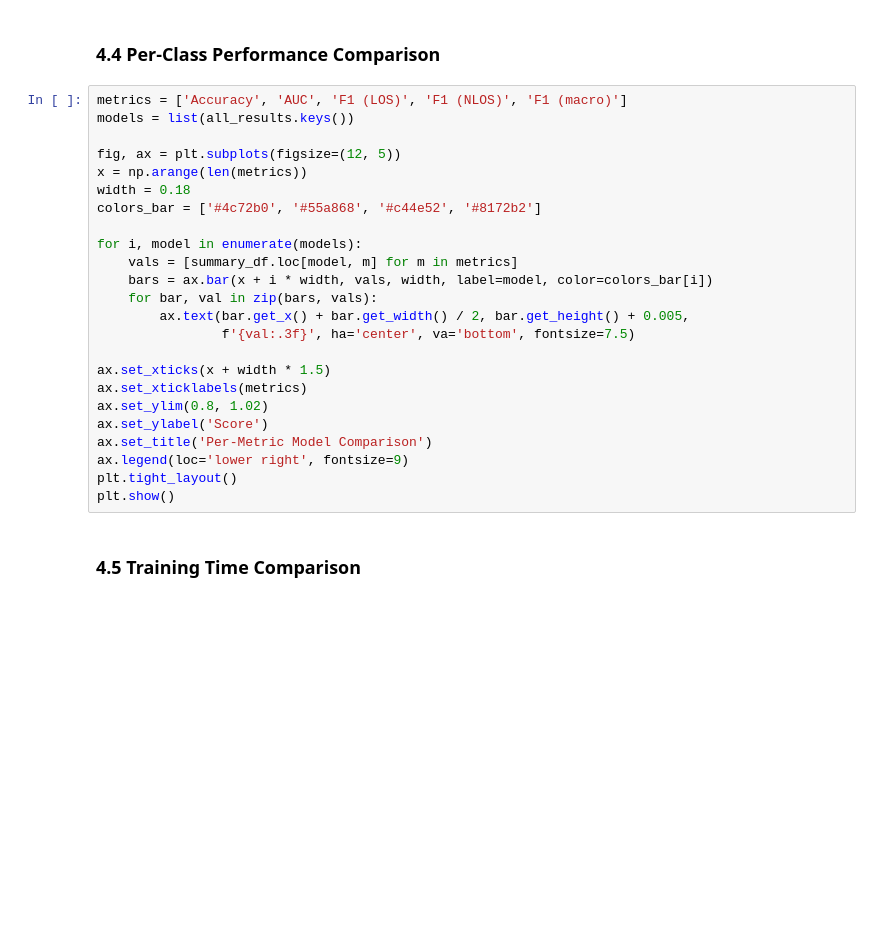
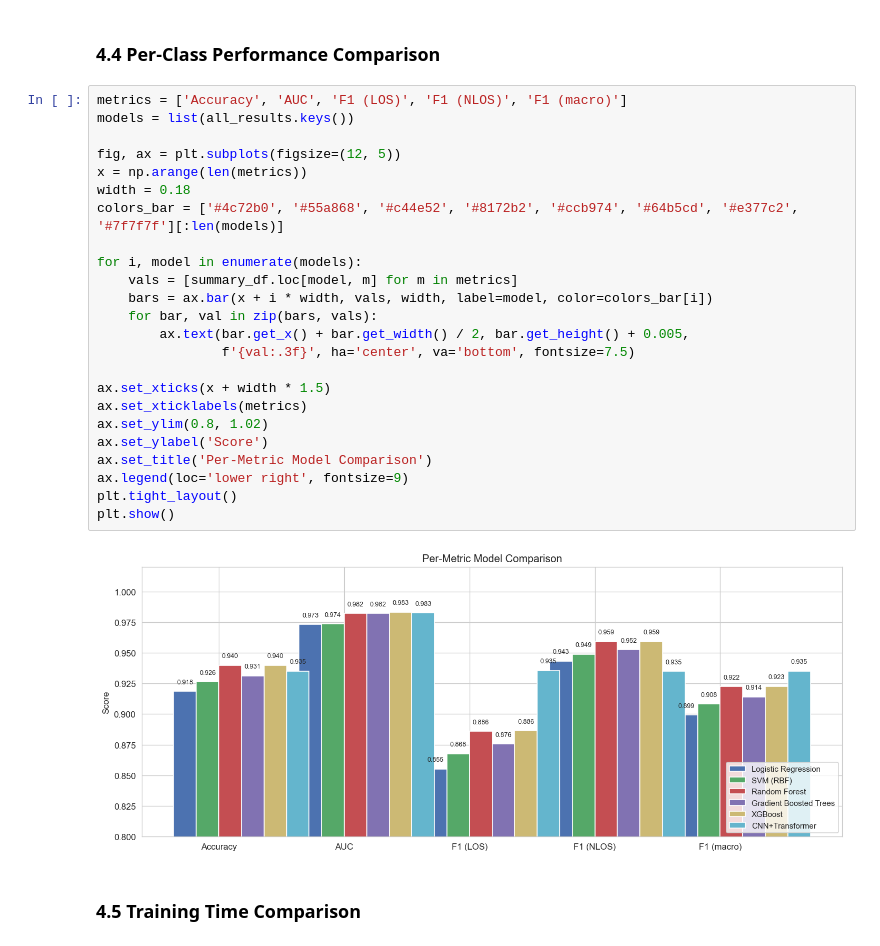
Before and after one commit to hoshinoht/csc3105-project, a Jupyter notebook: evaluation.ipynb, the cells around one changed output. Cells and saved outputs as stored; diff of their text form; blank space fills up the shorter version.

```diff
--- a/evaluation.ipynb
+++ b/evaluation.ipynb
@@ -262,27 +298,29 @@ plt.show()
 # %%
 metrics = ['Accuracy', 'AUC', 'F1 (LOS)', 'F1 (NLOS)', 'F1 (macro)']
 models = list(all_results.keys())
 
 fig, ax = plt.subplots(figsize=(12, 5))
 x = np.arange(len(metrics))
 width = 0.18
-colors_bar = ['#4c72b0', '#55a868', '#c44e52', '#8172b2']
+colors_bar = ['#4c72b0', '#55a868', '#c44e52', '#8172b2', '#ccb974', '#64b5cd', '#e377c2', '#7f7f7f'][:len(models)]
 
 for i, model in enumerate(models):
     vals = [summary_df.loc[model, m] for m in metrics]
     bars = ax.bar(x + i * width, vals, width, label=model, color=colors_bar[i])
     for bar, val in zip(bars, vals):
         ax.text(bar.get_x() + bar.get_width() / 2, bar.get_height() + 0.005,
                 f'{val:.3f}', ha='center', va='bottom', fontsize=7.5)
 
 ax.set_xticks(x + width * 1.5)
 ax.set_xticklabels(metrics)
 ax.set_ylim(0.8, 1.02)
 ax.set_ylabel('Score')
 ax.set_title('Per-Metric Model Comparison')
 ax.legend(loc='lower right', fontsize=9)
 plt.tight_layout()
 plt.show()
+# %% [output]
+[figure, added]
 # %% [markdown]
 ### 4.5 Training Time Comparison
 # %%
```
Also changed, not shown: parts of 15 cells of this notebook.
